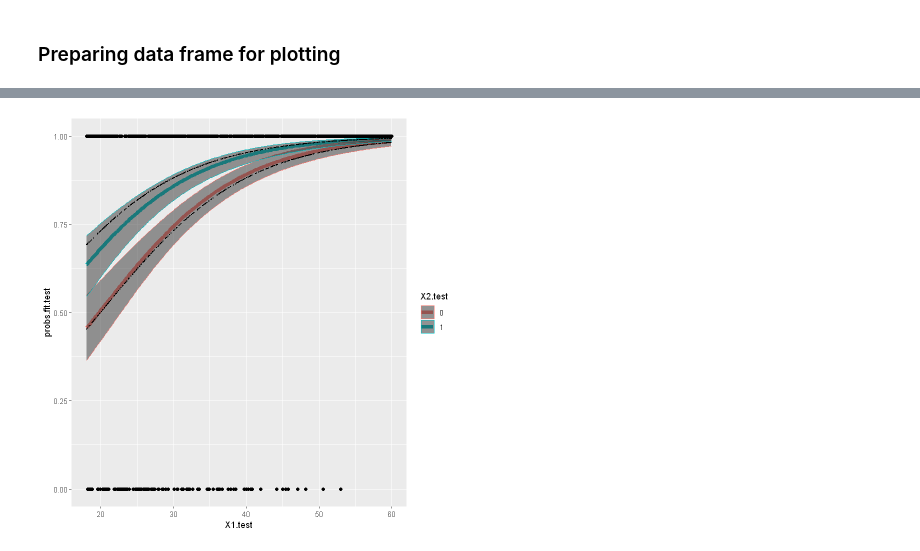
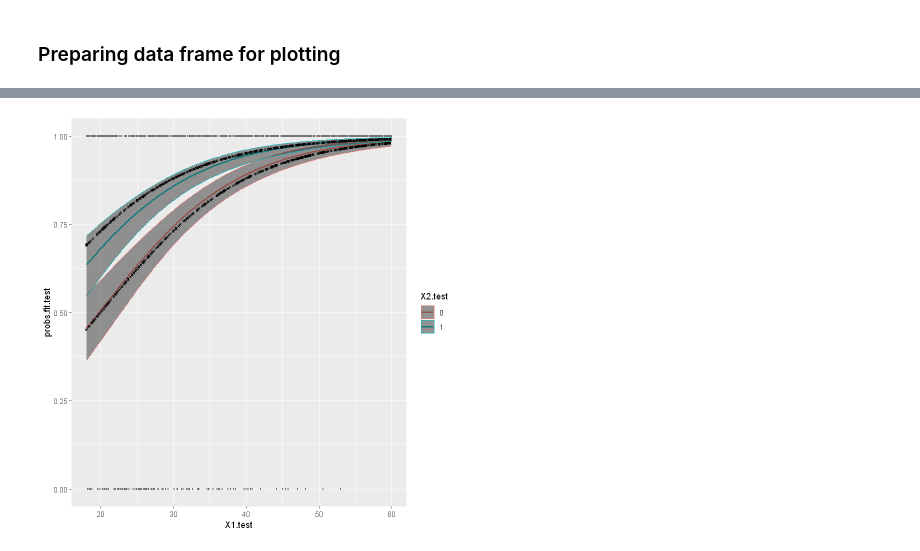
Before and after one commit to thanhan25/CompStat, a Jupyter notebook: PS3.ipynb, the cells around one changed output, grey strips where cells are left out. Drawn from its saved outputs; the diff is of its cells as text; code cells hidden in the pictures.

```diff
--- a/PS3.ipynb
+++ b/PS3.ipynb
@@ -40,9 +40,10 @@ data.gen <- function(n, beta, X1.min, X1.max, X2.P1) {
   X2 <- rbinom(n, 1, X2.P1)
   X <- cbind(X0, X1, X2)
   y <- rep(0, n)
+  logodds <- X %*% beta
   pi_x <- 1 / (1 + exp(-(X %*% beta)))
   y <- rbinom(n, 1, prob = pi_x)
-  data <- cbind.data.frame(X, pi_x, y)
+  data <- cbind.data.frame(X, logodds, pi_x, y)
   return(data)
 }
 # %% [markdown]
@@ -208,18 +209,11 @@ stdEr(Logit)
 $P(Y_{i} = 1) = \pi_{i}^{1}*(1-\pi_{i})^{1-1} = \pi_{i} = \frac{1}{1+e^{-x'_{i}\beta}}$
 $\log(\frac{\pi_{i}}{1 - \pi_{i}}) = x'_{i}\beta$
 # %%
+# Prepare some Data for plotting later
 # "True" log odds and probs (never observe in real life)
-logodds.true.train <- X.train %*% beta
-probs.true.train <- 1 / (1 + exp(-logodds.true.train))
+logodds.true.train <- data.train$logodds
+probs.true.train <- data.train$pi_x
 
 # "True" log odds and probs for test data
-logodds.true.test <- X.test %*% beta
-probs.true.test <- 1 / (1 + exp(-logodds.true.test))
-
-heads <- matrix(NA, 6, 4)
-items <- list(logodds.true.test, probs.true.test,
-              logodds.true.train, probs.true.train)
-for (i in 1:4) {
-  heads[, i] <- head(items[[i]])
-}
-heads
+logodds.true.test <- data.test$logodds
+probs.true.test <- data.test$pi_x
@@ -420,8 +493,11 @@ ggplot(plt.data, aes(X1.train)) +
 # %%
 ggplot(plt.data, aes(X1.test)) +
-  geom_line(aes(y = probs.fit.test, colour = X2.test), size = 2) +
-  geom_ribbon(aes(ymin = lower.test, ymax = upper.test, colour = X2.test), alpha = 0.5) +
-  geom_point(aes(y = y.test)) +
-  geom_point(aes(y = probs.true.test), size = 0.1)
+geom_line(aes(y = probs.fit.test, colour = X2.test), cex = 1) +
+geom_ribbon(aes(ymin = lower.test,
+                ymax = upper.test,
+                colour = X2.test),
+            alpha = 0.5) +
+geom_point(aes(y = y.test), size = 0.3) +
+geom_point(aes(y = probs.true.test), shape = "x", size = 1.5)
 # %% [output]
-[figure, old version]
+[figure, new version]
```
Also changed, not shown: parts of 16 cells of this notebook, 1 other file.
